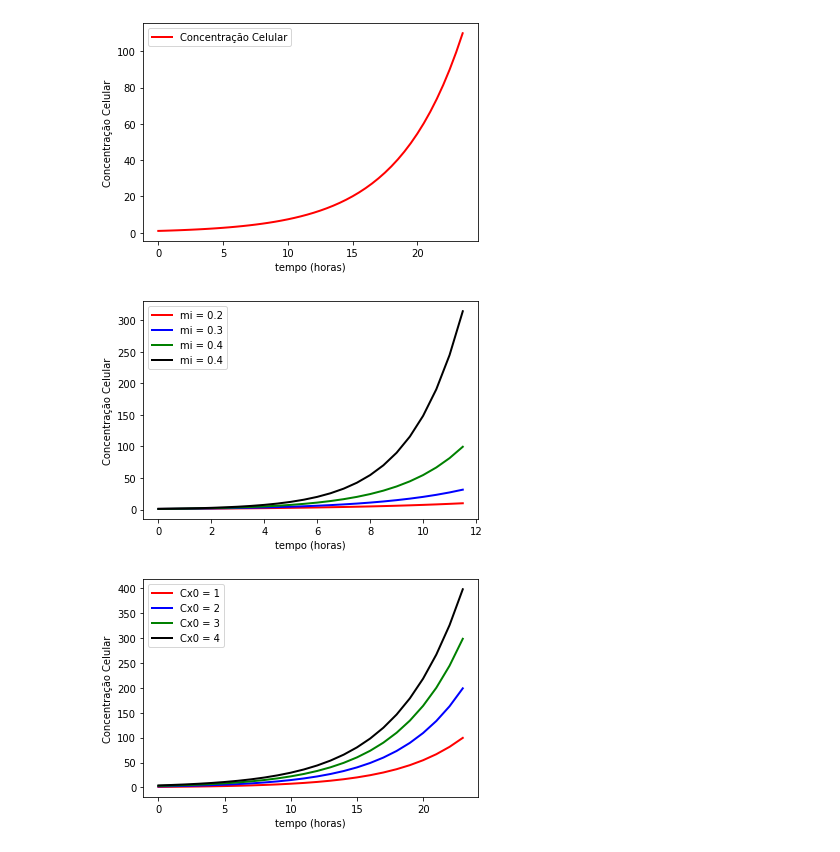
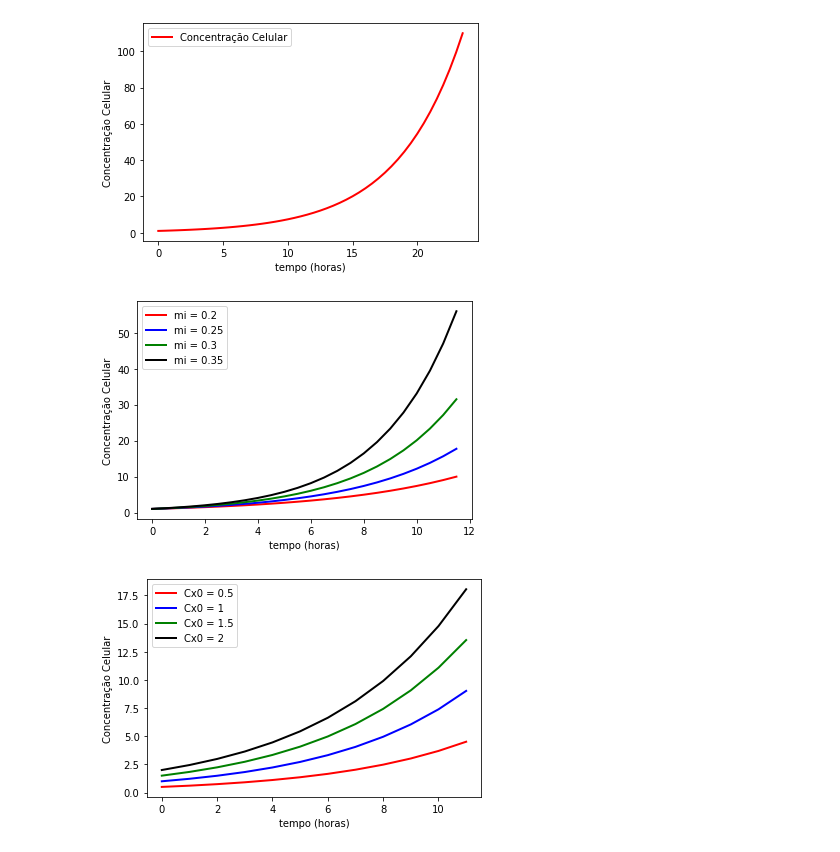
Before and after one commit to marcelcerri/crescimentomicrobiano, a Jupyter notebook: Crescimento_Celular_mi_constante.ipynb, the cells around one changed output. Saved outputs shown, nothing was run; the diff lists cells and outputs as text; code cells hidden in the pictures.

```diff
--- a/Crescimento_Celular_mi_constante.ipynb
+++ b/Crescimento_Celular_mi_constante.ipynb
@@ -46,55 +46,55 @@ Cx0 = 1.0
 #Integração da função
 mi = 0.2
 Cxint02 = odeint(crescimento, Cx0, t, args=(mi,))
+mi = 0.25
+Cxint03 = odeint(crescimento, Cx0, t, args=(mi,))
 mi = 0.3
-Cxint03 = odeint(crescimento, Cx0, t, args=(mi,))
-mi = 0.4
 Cxint04 = odeint(crescimento, Cx0, t, args=(mi,))
-mi = 0.5
+mi = 0.35
 Cxint05 = odeint(crescimento, Cx0, t, args=(mi,))
 #Construção do gráfico
 plt.plot(t, Cxint02, 'r-',linewidth=2, label="mi = 0.2")
-plt.plot(t, Cxint03, 'b-',linewidth=2, label="mi = 0.3")
-plt.plot(t, Cxint04, 'g-',linewidth=2, label="mi = 0.4")
-plt.plot(t, Cxint05, 'k-',linewidth=2, label="mi = 0.4")
+plt.plot(t, Cxint03, 'b-',linewidth=2, label="mi = 0.25")
+plt.plot(t, Cxint04, 'g-',linewidth=2, label="mi = 0.3")
+plt.plot(t, Cxint05, 'k-',linewidth=2, label="mi = 0.35")
 plt.xlabel("tempo (horas)")
 plt.ylabel("Concentração Celular")
 plt.legend()
 plt.show()
 # %% [output]
-[figure, old version]
+[figure, new version]
 # %%
 #Tentando colocar o mi dentro da integração
 # Integrar com diferentes Cx0s
 # Integrando equação diferencial
 from scipy.integrate import odeint
 import numpy as np
 import matplotlib.pyplot as plt
 mi = 0.2
 # função a ser integrada
 def crescimento (Cx, t):
     dCxdt = mi*Cx
     return dCxdt
 # tempo e concentração inicial
-t = np.arange (0,24)
+t = np.arange (0,12)
 #Integração da função
  # Mantendo mi constante
-Cx01 = 1
+Cx01 = 0.5
 Cxint02 = odeint(crescimento, Cx01, t)
-Cx02 = 2
+Cx02 = 1
 Cxint03 = odeint(crescimento, Cx02, t)
-Cx03 = 3
+Cx03 = 1.5
 Cxint04 = odeint(crescimento, Cx03, t)
-Cx04 = 4
+Cx04 = 2
 Cxint05 = odeint(crescimento, Cx04, t)
 #Construção do gráfico
-plt.plot(t, Cxint02, 'r-',linewidth=2, label="Cx0 = 1")
-plt.plot(t, Cxint03, 'b-',linewidth=2, label="Cx0 = 2")
-plt.plot(t, Cxint04, 'g-',linewidth=2, label="Cx0 = 3")
-plt.plot(t, Cxint05, 'k-',linewidth=2, label="Cx0 = 4")
+plt.plot(t, Cxint02, 'r-',linewidth=2, label="Cx0 = 0.5")
+plt.plot(t, Cxint03, 'b-',linewidth=2, label="Cx0 = 1")
+plt.plot(t, Cxint04, 'g-',linewidth=2, label="Cx0 = 1.5")
+plt.plot(t, Cxint05, 'k-',linewidth=2, label="Cx0 = 2")
 plt.xlabel("tempo (horas)")
 plt.ylabel("Concentração Celular")
 plt.legend()
 plt.show()
 # %% [output]
-[figure, old version]
+[figure, new version]
```
